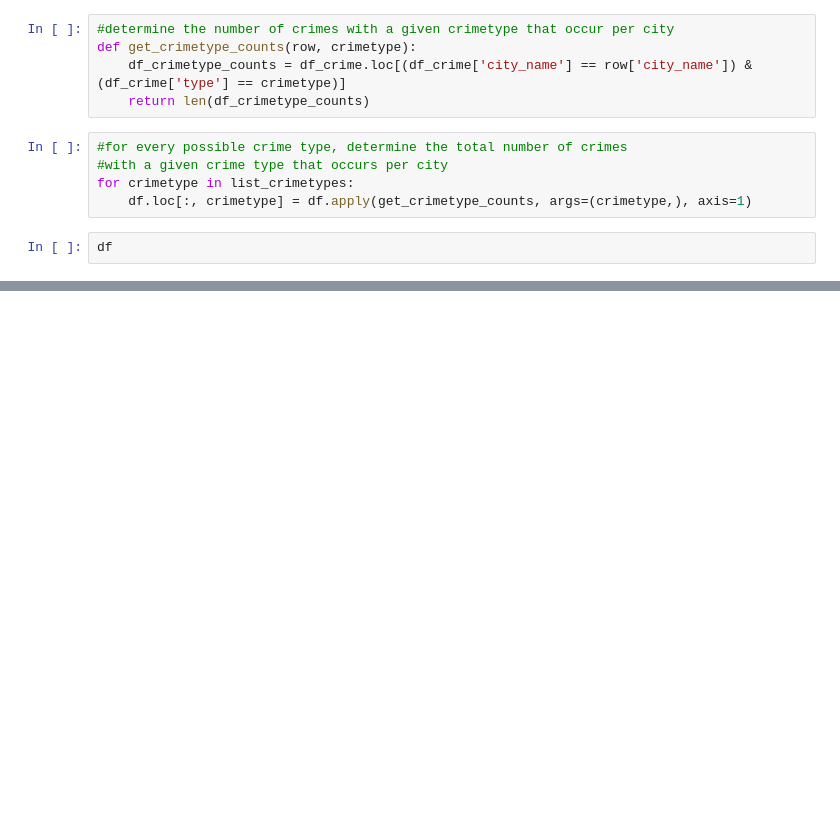
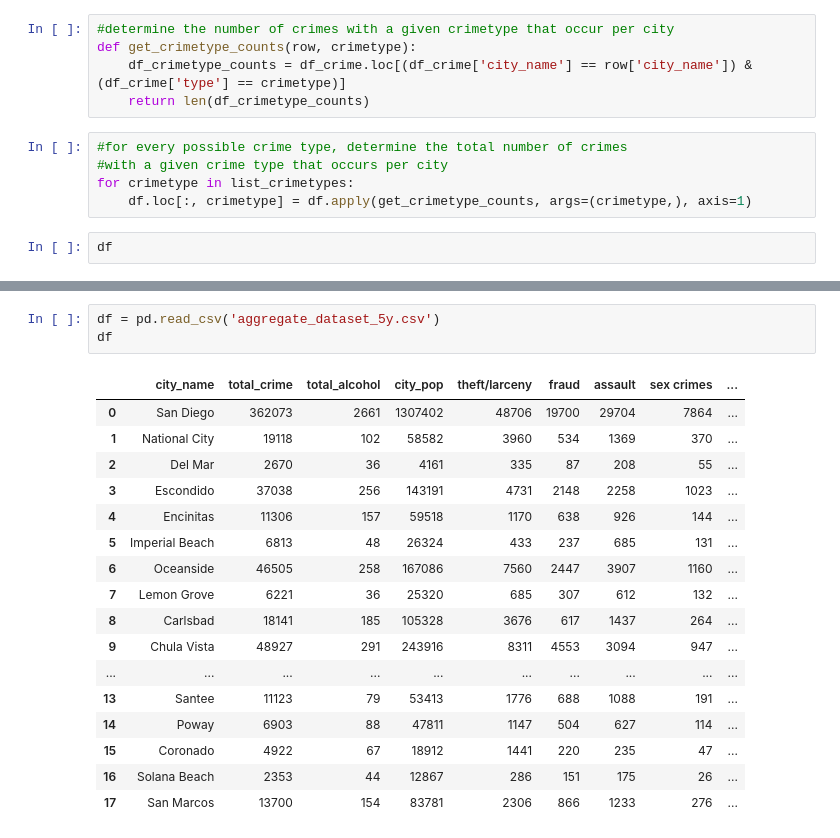
Before and after one commit to bringingjoy/crime_analysis_project, a Jupyter notebook: almost_final/Workbook_Aparna.ipynb, the cells around one changed output, grey strips where cells are left out. Saved outputs shown, nothing was run; the diff lists cells and outputs as text; blank space fills up the shorter version.

```diff
--- a/almost_final/Workbook_Aparna.ipynb
+++ b/almost_final/Workbook_Aparna.ipynb
@@ -242,3 +222,24 @@ df.corr()
 | homicide | 0.995857 | 0.990846 | 0.992328 | 0.994219 | 0.992548 | 0.995251 | 0.994788 | 0.996625 | ... |
 | weapons | 0.995639 | 0.992382 | 0.991462 | 0.994159 | 0.993030 | 0.991846 | 0.995862 | 0.991219 | ... |
 | arson | 0.987726 | 0.983800 | 0.984146 | 0.984918 | 0.983230 | 0.990514 | 0.985136 | 0.982581 | ... |
+# %%
+df = pd.read_csv('aggregate_dataset_5y.csv')
+df
+# %% [output]
+|  | city_name | total_crime | total_alcohol | city_pop | theft/larceny | fraud | assault | sex crimes | ... |
+| 0 | San Diego | 362073 | 2661 | 1307402 | 48706 | 19700 | 29704 | 7864 | ... |
+| 1 | National City | 19118 | 102 | 58582 | 3960 | 534 | 1369 | 370 | ... |
+| 2 | Del Mar | 2670 | 36 | 4161 | 335 | 87 | 208 | 55 | ... |
+| 3 | Escondido | 37038 | 256 | 143191 | 4731 | 2148 | 2258 | 1023 | ... |
+| 4 | Encinitas | 11306 | 157 | 59518 | 1170 | 638 | 926 | 144 | ... |
+| 5 | Imperial Beach | 6813 | 48 | 26324 | 433 | 237 | 685 | 131 | ... |
+| 6 | Oceanside | 46505 | 258 | 167086 | 7560 | 2447 | 3907 | 1160 | ... |
+| 7 | Lemon Grove | 6221 | 36 | 25320 | 685 | 307 | 612 | 132 | ... |
+| 8 | Carlsbad | 18141 | 185 | 105328 | 3676 | 617 | 1437 | 264 | ... |
+| 9 | Chula Vista | 48927 | 291 | 243916 | 8311 | 4553 | 3094 | 947 | ... |
+| ... | ... | ... | ... | ... | ... | ... | ... | ... | ... |
+| 13 | Santee | 11123 | 79 | 53413 | 1776 | 688 | 1088 | 191 | ... |
+| 14 | Poway | 6903 | 88 | 47811 | 1147 | 504 | 627 | 114 | ... |
+| 15 | Coronado | 4922 | 67 | 18912 | 1441 | 220 | 235 | 47 | ... |
+| 16 | Solana Beach | 2353 | 44 | 12867 | 286 | 151 | 175 | 26 | ... |
+| 17 | San Marcos | 13700 | 154 | 83781 | 2306 | 866 | 1233 | 276 | ... |
```
Also changed, not shown: parts of 7 cells of this notebook.
